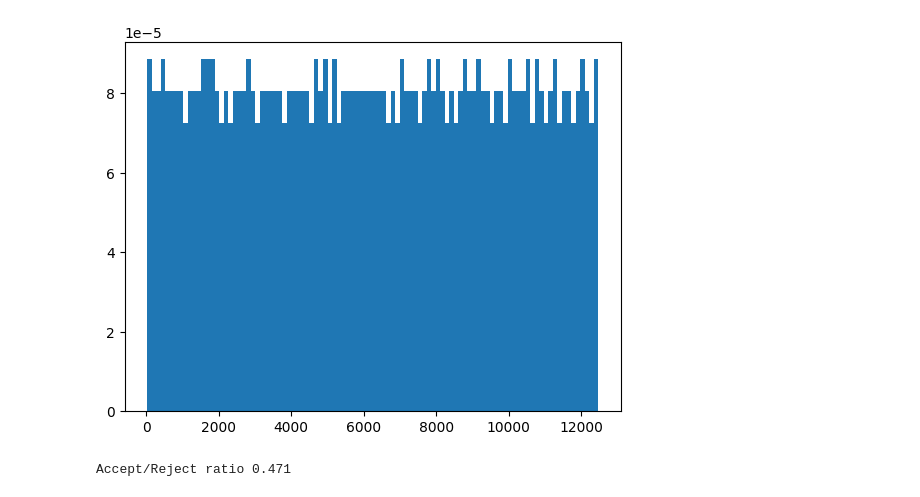
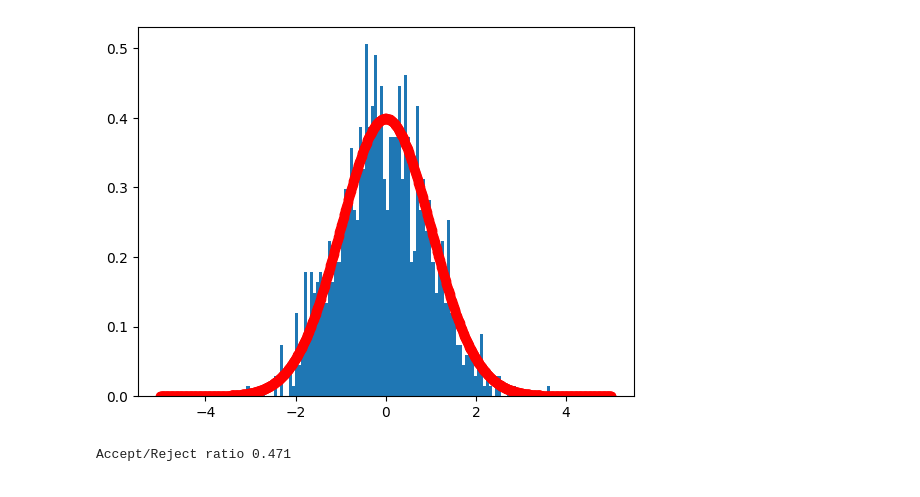
Before and after one commit to hershkumar/summer2022, a Jupyter notebook: neural/nn_delta.ipynb, the cells around one changed output. Saved outputs shown, nothing was run; the diff lists cells and outputs as text; code cells hidden in the pictures.

```diff
--- a/neural/nn_delta.ipynb
+++ b/neural/nn_delta.ipynb
@@ -327,15 +357,14 @@ def train(params, iterations, N, thermal, skip, variation_size, optimizer):
     return hs, us, params
 # %%
 x_plt = np.linspace(-5, 5, 1000)
-y_plt = [np.sqrt(2 * np.pi) * jnp.exp(-x**2/2) for x in x_plt]
-
-samples = sample_test(nn.flatten_params(), num_samples=10**3, thermalization_steps=200, skip_count=50, variation_size=1.0, key=jax.random.PRNGKey(np.random.randint(0,100)), skipping = True)[0]
+y_plt = [1/np.sqrt(2 * np.pi) * jnp.exp(-x**2/2) for x in x_plt]
+samples = sample(nn.flatten_params(), num_samples=10**4, thermalization_steps=200, skip_count=50, variation_size=1.0)[0]
 xs = samples[:,0]
 plt.hist(xs, bins=100, density=True)
-#plt.scatter(x_plt, y_plt, color='red')
+plt.scatter(x_plt, y_plt, color='red')
 plt.show()
 # %% [output]
-[figure, old version]
+[figure, new version]
 # %%
 variation = .3
 print("Accept/Reject ratio", accept_ratio(nn.flatten_params(), num_samples=10**3, variation_size=variation))
```
Also changed, not shown: parts of 1 cell of this notebook, 1 other file.
